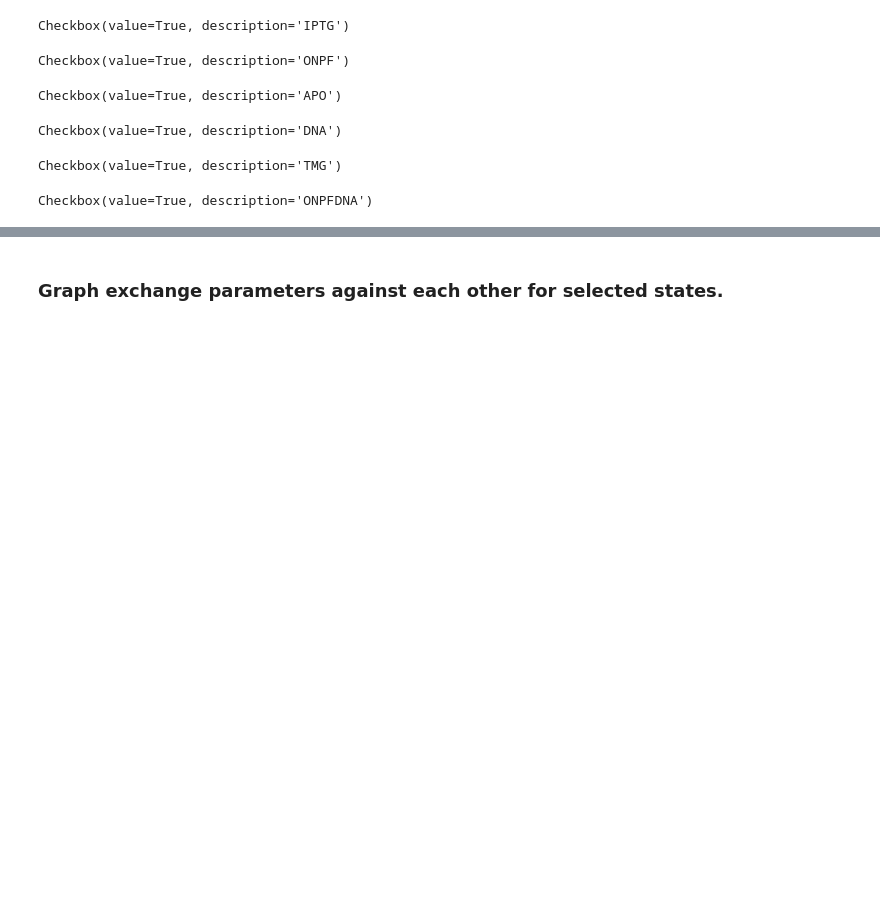
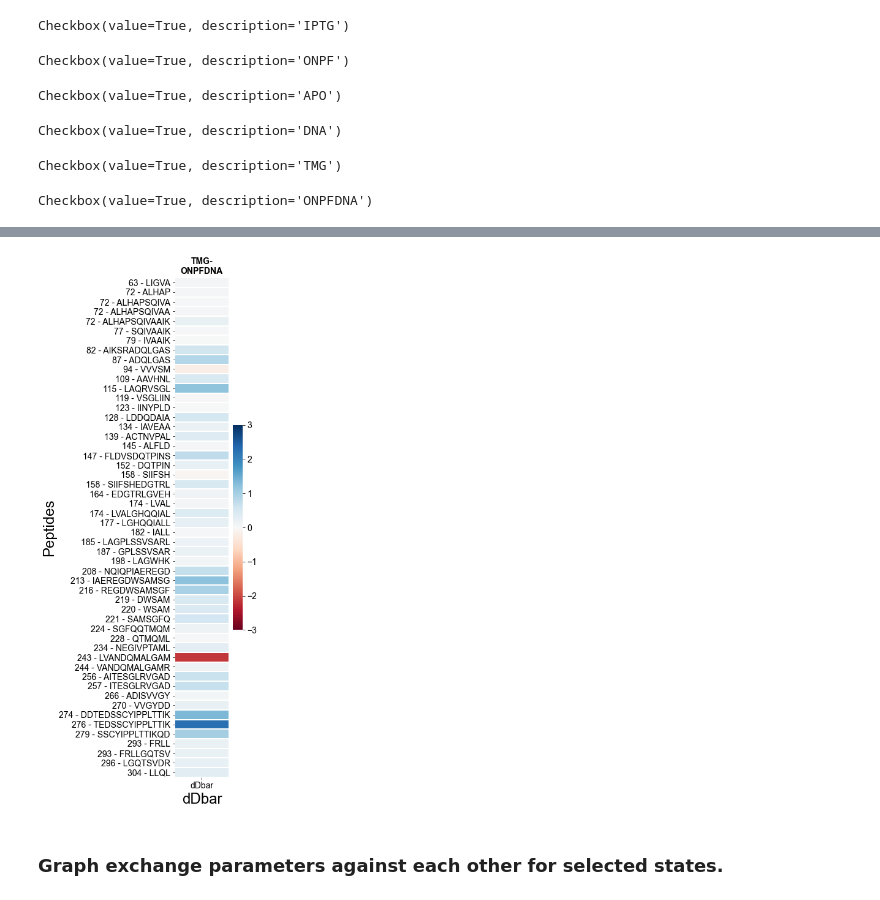
Before and after one commit to anumazam/LacI_HDX, a Jupyter notebook: 20210530_clustering.ipynb, the cells around one changed output, grey strips where cells are left out. Cells and saved outputs as stored; diff of their text form; code cells hidden in the pictures; blank space fills up the shorter version.

```diff
--- a/20210530_clustering.ipynb
+++ b/20210530_clustering.ipynb
@@ -362,3 +370,33 @@ IPTG TMG
+# %%
+dDbar_heatmap_df = pd.DataFrame({'dDbar': 'dDbar', 'Peptides': all_peptides_2,
+                           'Sensitivity': dDbar_dict.values() })
+# plot it
+
+font = {'family' : 'Arial',
+        'weight' : 'normal',
+        'size'   : 14
+       }
+axes = {'titlesize' : 14,
+        'titleweight' : 'bold',
+        'labelsize' : 24
+       }
+
+plt.rc('font', **font)
+plt.rc('axes', **axes)
+
+plt.rcParams['figure.figsize'] = (2, 15)
+plt.rcParams['font.size'] = 14
+plt.rcParams['font.family'] = 'Arial'
+
+dDbar_df_wide = dDbar_heatmap_df.pivot_table( index='Peptides', columns='dDbar', values='Sensitivity' )
+dDbar_df_wide.index = pd.CategoricalIndex(dDbar_df_wide.index, categories = all_peptides_2)
+dDbar_df_wide.sort_index(level=0, inplace=True)
+
+p2 = sns.heatmap( dDbar_df_wide, cmap="RdBu", linewidths = 1, vmin = -3, vmax = 3)
+p2.set_title(found_states[0] + '-\n' + found_states[1])
+plt.savefig('dDbar_plots/dHXt_' + found_states[0] + '_' + found_states[1] + '.png', bbox_inches="tight")
+# %% [output]
+[figure, added]
 # %% [markdown]
 ### Graph exchange parameters against each other for selected states.
 # %%
```
Also changed, not shown: parts of 1 cell of this notebook.
